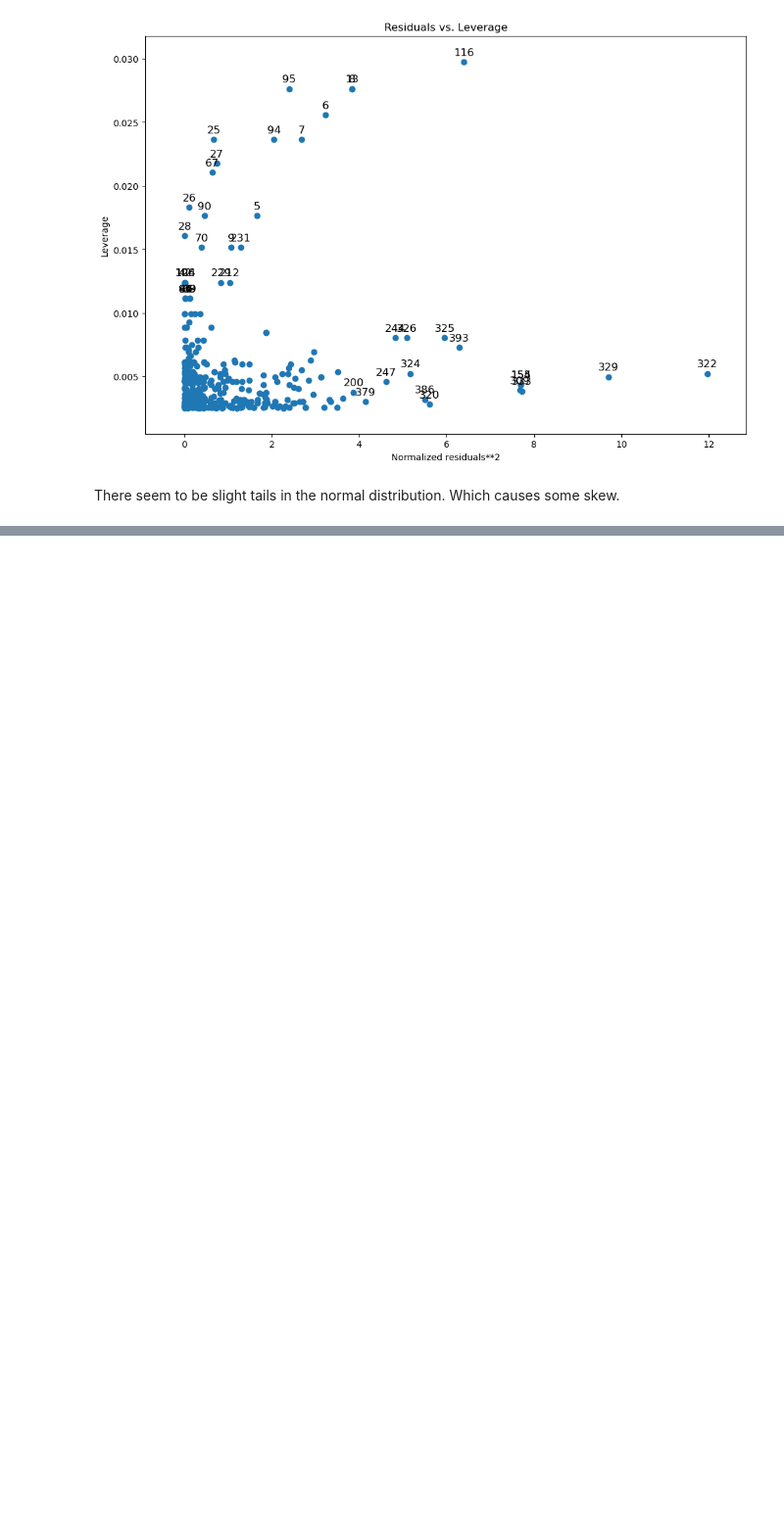
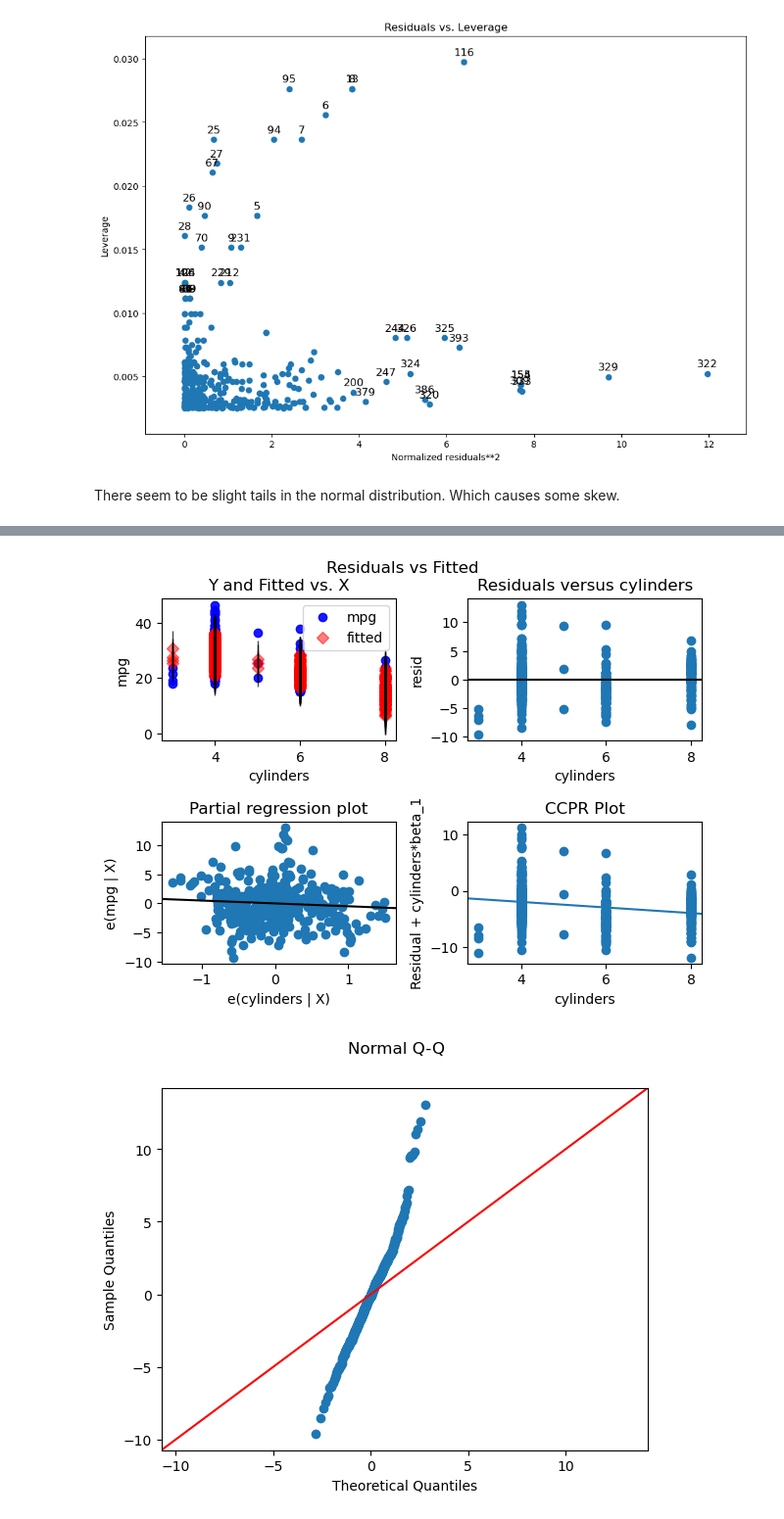
Before and after one commit to basilwong/Sharing_ISL_python, a Jupyter notebook: Chapter_3_applied_excercises.ipynb, the cells around one changed output, grey strips where cells are left out. Shown at 98% size. Drawn from its saved outputs; the diff is of its cells as text; code cells hidden in the pictures; blank space fills up the shorter version.

```diff
--- a/Chapter_3_applied_excercises.ipynb
+++ b/Chapter_3_applied_excercises.ipynb
@@ -158,0 +223,14 @@ There seem to be slight tails in the normal distribution. Which causes some skew
+# %%
+# Prepare the predictor and response variables
+X = auto[['cylinders', 'displacement', 'horsepower', 'weight', 'acceleration', 'year', 'origin']]
+y = auto['mpg']
+
+# Add a constant column to the predictor variables for the intercept term
+X = sm.add_constant(X)
+
+# Perform the multiple linear regression
+model = sm.OLS(y, X)
+results = model.fit()
+
+# Print the summary of the regression results
+results.summary()
@@ -158,0 +272,16 @@ There seem to be slight tails in the normal distribution. Which causes some skew
+# %%
+# Generate the residual plots
+fig = sm.graphics.plot_regress_exog(results, 1);
+fig.suptitle('Residuals vs Fitted');
+
+fig = sm.graphics.qqplot(results.resid, line='45');
+fig.suptitle('Normal Q-Q');
+
+fig = sm.graphics.plot_regress_exog(results, 2);
+fig.suptitle('Scale-Location');
+
+fig = sm.graphics.influence_plot(results);
+fig.suptitle('Leverage-Residual Squared');
+
+plt.show()
+# %% [output]
@@ -158,0 +305,2 @@ There seem to be slight tails in the normal distribution. Which causes some skew
+[figure, added]
+[figure, added]
```
Also changed, not shown: parts of 78 cells of this notebook.
